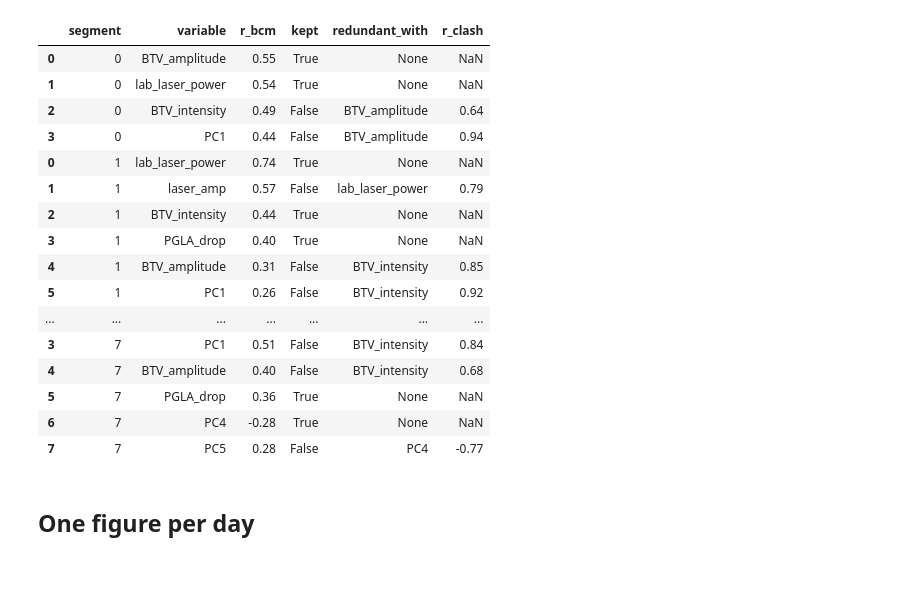
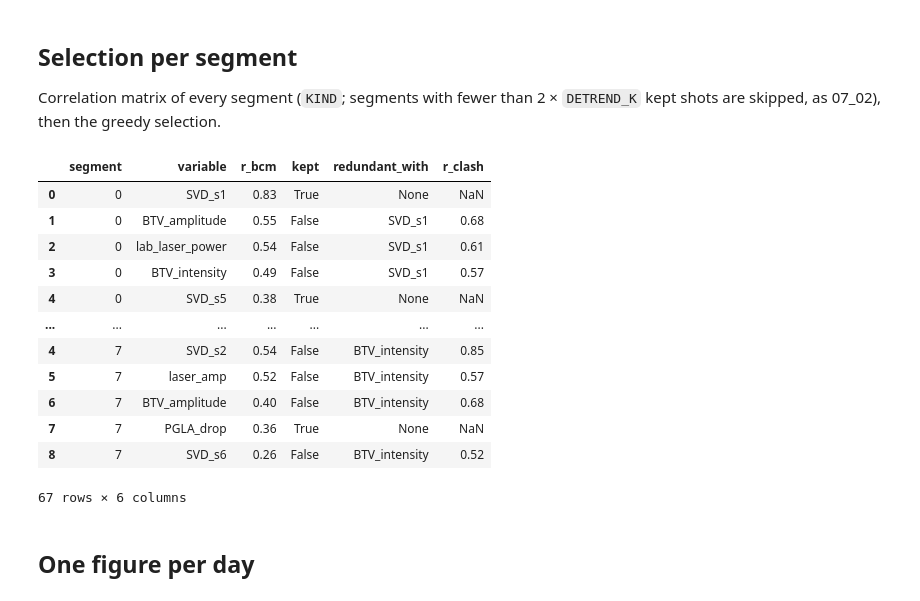
Before and after one commit to aghribi/artifact-hackathon-2026, a Jupyter notebook: challenges/optimisation/fast-approximate/notebooks/07_03_feature_selection_per_day.ipynb, the cells around one changed output. Drawn from its saved outputs; the diff is of its cells as text; code cells hidden in the pictures; blank space fills up the shorter version.

```diff
--- a/challenges/optimisation/fast-approximate/notebooks/07_03_feature_selection_per_day.ipynb
+++ b/challenges/optimisation/fast-approximate/notebooks/07_03_feature_selection_per_day.ipynb
@@ -48,52 +309,47 @@ segments
+# %% [markdown]
+## Selection per segment
+
+Correlation matrix of every segment (`KIND`; segments with fewer than 2 × `DETREND_K` kept shots are skipped, as
+07_02), then the greedy selection.
 # %%
-def matrix(segment):
-    """Full symmetric correlation matrix of one segment from the long table."""
-    d = pairs[pairs["segment"] == segment]
-    m = d.pivot(index="a", columns="b", values="r")
-    names = sorted(set(d["a"]) | set(d["b"]))
-    m = m.reindex(index=names, columns=names)
-    m = m.fillna(m.T)
-    for name in names:
-        m.loc[name, name] = 1.0
-    return m
-
-
 def select(m):
-    """Greedy selection: candidates by |r with BCM_GUN|, keep if not redundant with an already kept one."""
+    # Greedy selection: candidates by |r with BCM_GUN|, keep if not redundant with an already kept one.
     vs_bcm = m["BCM_GUN"].drop("BCM_GUN")
     candidates = vs_bcm[vs_bcm.abs() >= R_MIN].sort_values(key=abs, ascending=False)
     rows, kept = [], []
     for name, r in candidates.items():
         clash = next((k for k in kept if abs(m.loc[name, k]) > R_CROSS), None)
         rows.append({"variable": name, "r_bcm": r, "kept": clash is None,
                      "redundant_with": clash, "r_clash": m.loc[name, clash] if clash else np.nan})
         if clash is None:
             kept.append(name)
-    return pd.DataFrame(rows)
+    return pd.DataFrame(rows, columns=["variable", "r_bcm", "kept", "redundant_with", "r_clash"])
 
 
-selection = {k: select(matrix(k)) for k in segments.index if k in pairs["segment"].unique()}
-shots = pd.read_csv(SEG_DIR.parent / "stitched_index.csv", usecols=["segment"])["segment"].value_counts()
+selection = {}
+for k in segments.index:
+    d = data[seg_kept == k]
+    if len(d) < 2 * DETREND_K:
+        print(f"segment {k}: only {len(d)} shots, skipped")
+        continue
+    m = d.corr() if KIND == "Overall" else detrend(d, seg_kept[seg_kept == k]).corr()
+    selection[k] = select(m)
 summary = pd.concat(selection, names=["segment"]).reset_index(level=0)
 summary.round(2)
 # %% [output]
 |  | segment | variable | r_bcm | kept | redundant_with | r_clash |
-| 0 | 0 | BTV_amplitude | 0.55 | True | None | NaN |
-| 1 | 0 | lab_laser_power | 0.54 | True | None | NaN |
-| 2 | 0 | BTV_intensity | 0.49 | False | BTV_amplitude | 0.64 |
-| 3 | 0 | PC1 | 0.44 | False | BTV_amplitude | 0.94 |
-| 0 | 1 | lab_laser_power | 0.74 | True | None | NaN |
-| 1 | 1 | laser_amp | 0.57 | False | lab_laser_power | 0.79 |
-| 2 | 1 | BTV_intensity | 0.44 | True | None | NaN |
-| 3 | 1 | PGLA_drop | 0.40 | True | None | NaN |
-| 4 | 1 | BTV_amplitude | 0.31 | False | BTV_intensity | 0.85 |
-| 5 | 1 | PC1 | 0.26 | False | BTV_intensity | 0.92 |
+| 0 | 0 | SVD_s1 | 0.83 | True | None | NaN |
+| 1 | 0 | BTV_amplitude | 0.55 | False | SVD_s1 | 0.68 |
+| 2 | 0 | lab_laser_power | 0.54 | False | SVD_s1 | 0.61 |
+| 3 | 0 | BTV_intensity | 0.49 | False | SVD_s1 | 0.57 |
+| 4 | 0 | SVD_s5 | 0.38 | True | None | NaN |
 | ... | ... | ... | ... | ... | ... | ... |
-| 3 | 7 | PC1 | 0.51 | False | BTV_intensity | 0.84 |
-| 4 | 7 | BTV_amplitude | 0.40 | False | BTV_intensity | 0.68 |
-| 5 | 7 | PGLA_drop | 0.36 | True | None | NaN |
-| 6 | 7 | PC4 | -0.28 | True | None | NaN |
-| 7 | 7 | PC5 | 0.28 | False | PC4 | -0.77 |
+| 4 | 7 | SVD_s2 | 0.54 | False | BTV_intensity | 0.85 |
+| 5 | 7 | laser_amp | 0.52 | False | BTV_intensity | 0.57 |
+| 6 | 7 | BTV_amplitude | 0.40 | False | BTV_intensity | 0.68 |
+| 7 | 7 | PGLA_drop | 0.36 | True | None | NaN |
+| 8 | 7 | SVD_s6 | 0.26 | False | BTV_intensity | 0.52 |
+67 rows × 6 columns
 # %% [markdown]
 ## One figure per day
 # %%
```
Also changed, not shown: parts of 11 cells of this notebook, 15 other files.
